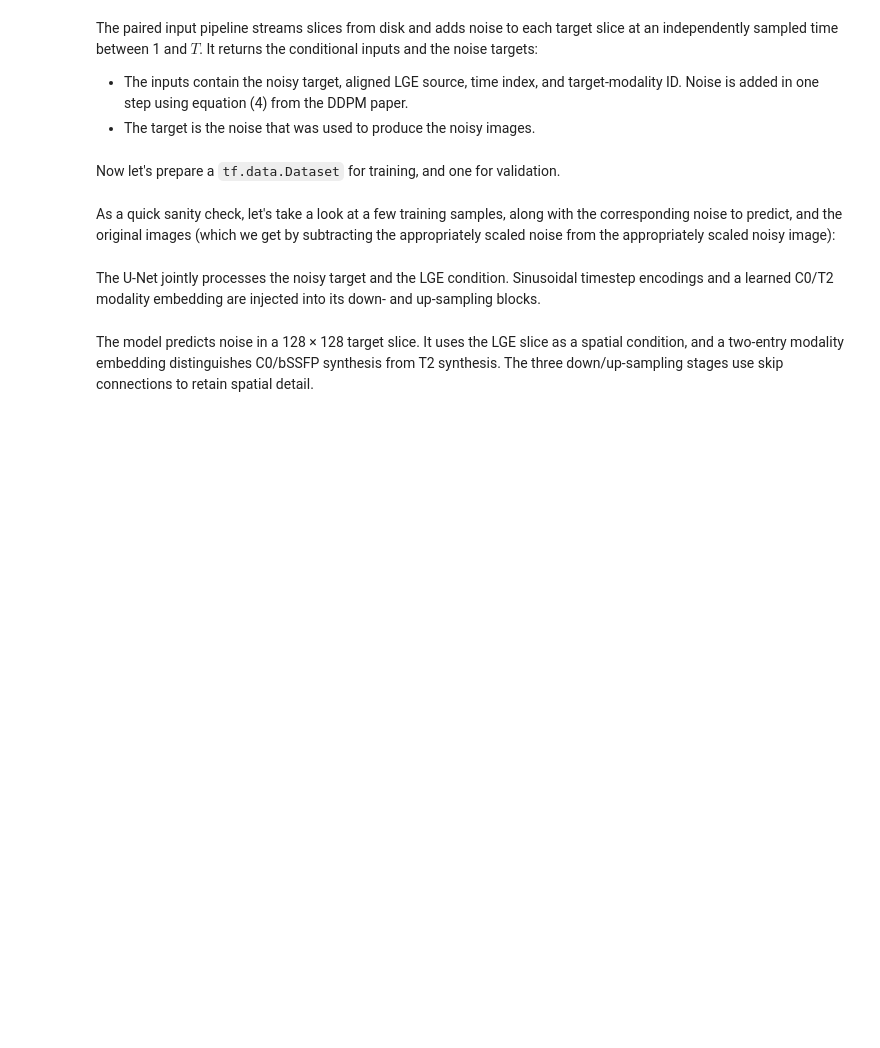
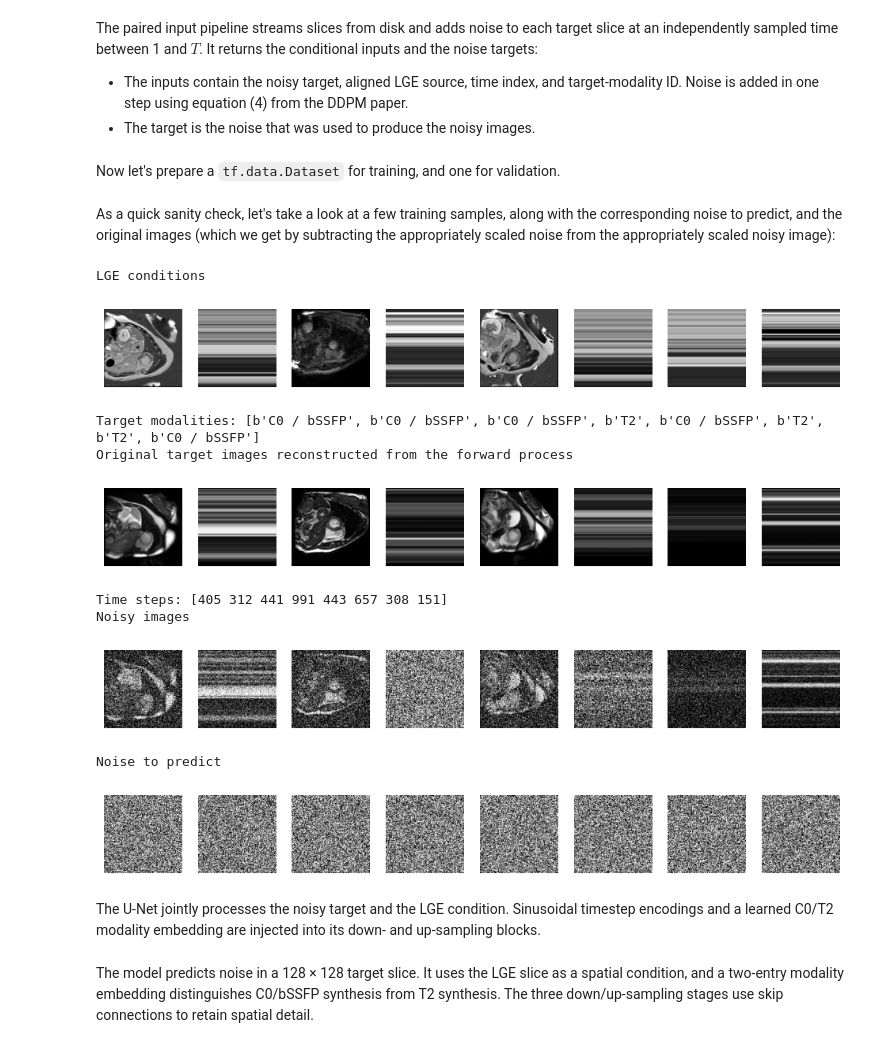
Before and after one commit to Molham-Lucy/Myocardial-gdm, a Jupyter notebook: Myocardial Diffusion Model.ipynb, the cells around one changed output. Saved outputs shown, nothing was run; the diff lists cells and outputs as text; code cells hidden in the pictures; blank space fills up the shorter version.

Commit message:
Image loading Fix

```diff
--- a/Myocardial Diffusion Model.ipynb
+++ b/Myocardial Diffusion Model.ipynb
@@ -185,25 +199,41 @@ As a quick sanity check, let's take a look at a few training samples, along with
 # %%
 # extra code – just a quick sanity check
 
 def subtract_noise(X_noisy, time, noise):
     X_shape = tf.shape(X_noisy)
     alpha_cm = tf.gather(alpha_cumprod, time)
     alpha_cm = tf.reshape(alpha_cm, [X_shape[0]] + [1] * (len(X_shape) - 1))
     return (X_noisy - (1 - alpha_cm) ** 0.5 * noise) / alpha_cm ** 0.5
 
 X_dict, Y_noise = list(train_set.take(1))[0]  # get the first batch
 X_original = subtract_noise(X_dict["X_noisy"], X_dict["time"], Y_noise)
 
-print("Original images")
+print("LGE conditions")
+plot_multiple_images(X_dict["X_condition"][:8].numpy())
+plt.show()
+modality_names = tf.gather(tf.constant(["C0 / bSSFP", "T2"]), X_dict["modality"][:8])
+print("Target modalities:", modality_names.numpy().tolist())
+print("Original target images reconstructed from the forward process")
 plot_multiple_images(X_original[:8].numpy())
 plt.show()
 print("Time steps:", X_dict["time"].numpy()[:8])
 print("Noisy images")
 plot_multiple_images(X_dict["X_noisy"][:8].numpy())
 plt.show()
 print("Noise to predict")
 plot_multiple_images(Y_noise[:8].numpy())
 plt.show()
+# %% [output]
+LGE conditions
+[figure, added]
+Target modalities: [b'C0 / bSSFP', b'C0 / bSSFP', b'C0 / bSSFP', b'T2', b'C0 / bSSFP', b'T2', b'T2', b'C0 / bSSFP']
+Original target images reconstructed from the forward process
+[figure, added]
+Time steps: [405 312 441 991 443 657 308 151]
+Noisy images
+[figure, added]
+Noise to predict
+[figure, added]
 # %% [markdown]
 The U-Net jointly processes the noisy target and the LGE condition. Sinusoidal timestep encodings and a learned C0/T2 modality embedding are injected into its down- and up-sampling blocks.
 # %%
```
Also changed, not shown: parts of 6 cells of this notebook, 2 other files.
